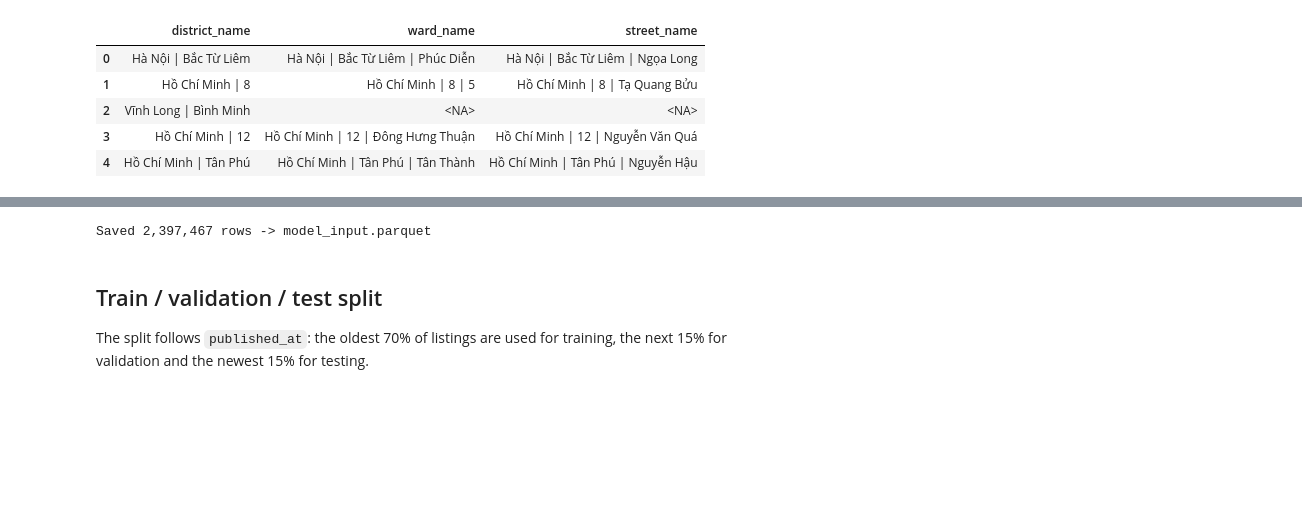
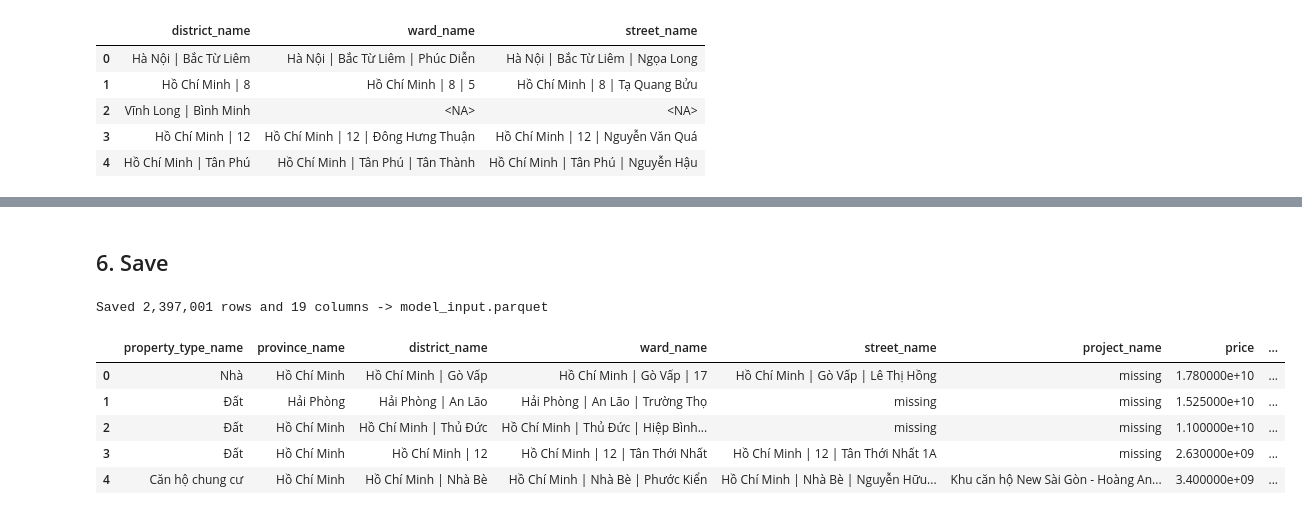
Before and after one commit to kahn-29/261-Programming-for-AI-and-DS, a Jupyter notebook: notebooks/03_features_engineering.ipynb, the cells around one changed output, grey strips where cells are left out. Saved outputs shown, nothing was run; the diff lists cells and outputs as text; code cells hidden in the pictures; blank space fills up the shorter version.

```diff
--- a/notebooks/03_features_engineering.ipynb
+++ b/notebooks/03_features_engineering.ipynb
@@ -37,9 +122,14 @@ df[["district_name", "ward_name", "street_name"]].head()
+# %% [markdown]
+## 6. Save
 # %%
 df.to_parquet("../data/processed/model_input.parquet", index=False)
-print(f"Saved {len(df):,} rows -> model_input.parquet")
+print(f"Saved {len(df):,} rows and {df.shape[1]} columns -> model_input.parquet")
+df.head()
 # %% [output]
-Saved 2,397,467 rows -> model_input.parquet
+Saved 2,397,001 rows and 19 columns -> model_input.parquet
+|  | property_type_name | province_name | district_name | ward_name | street_name | project_name | price | ... |
+| 0 | Nhà | Hồ Chí Minh | Hồ Chí Minh | Gò Vấp | Hồ Chí Minh | Gò Vấp | 17 | Hồ Chí Minh | Gò Vấp | Lê Thị Hồng | missing | 1.780000e+10 | ... |
+| 1 | Đất | Hải Phòng | Hải Phòng | An Lão | Hải Phòng | An Lão | Trường Thọ | missing | missing | 1.525000e+10 | ... |
+| 2 | Đất | Hồ Chí Minh | Hồ Chí Minh | Thủ Đức | Hồ Chí Minh | Thủ Đức | Hiệp Bình... | missing | missing | 1.100000e+10 | ... |
+| 3 | Đất | Hồ Chí Minh | Hồ Chí Minh | 12 | Hồ Chí Minh | 12 | Tân Thới Nhất | Hồ Chí Minh | 12 | Tân Thới Nhất 1A | missing | 2.630000e+09 | ... |
+| 4 | Căn hộ chung cư | Hồ Chí Minh | Hồ Chí Minh | Nhà Bè | Hồ Chí Minh | Nhà Bè | Phước Kiển | Hồ Chí Minh | Nhà Bè | Nguyễn Hữu... | Khu căn hộ New Sài Gòn - Hoàng An... | 3.400000e+09 | ... |
-# %% [markdown]
-## Train / validation / test split
-
-The split follows `published_at`: the oldest 70% of listings are used for training, the next 15% for validation and the newest 15% for testing.
```
Also changed, not shown: parts of 26 cells of this notebook, 47 other files.
